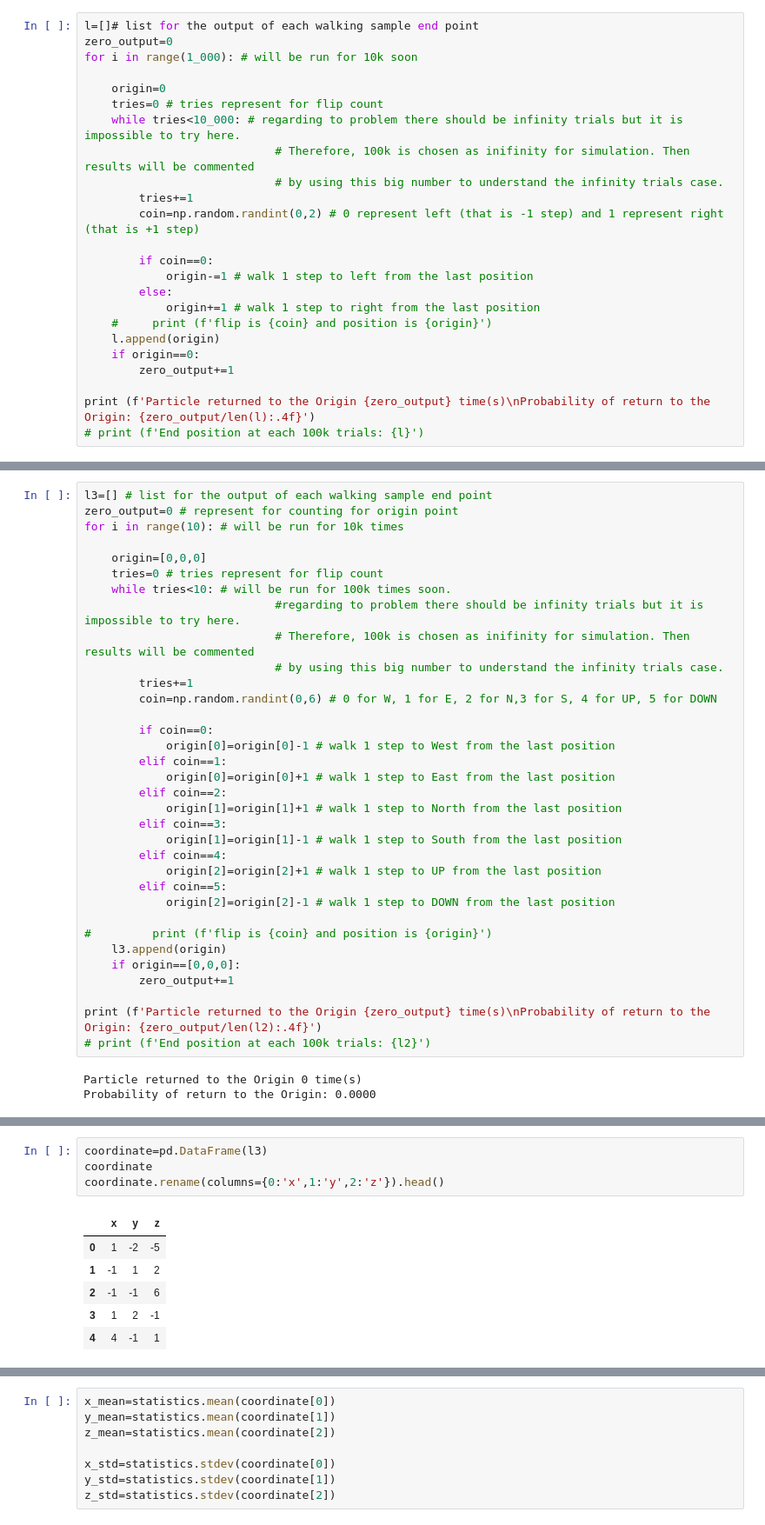
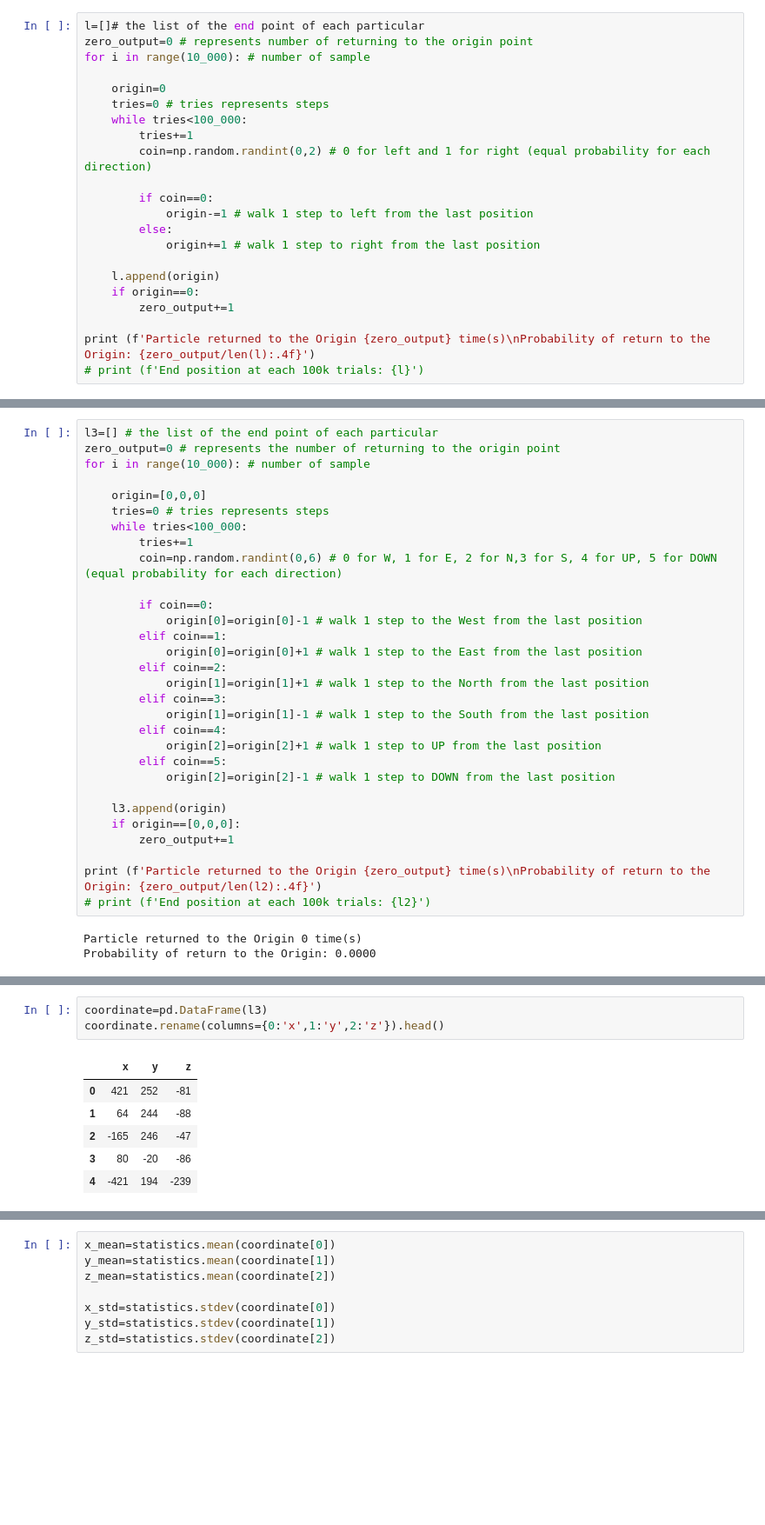
Before and after one commit to cimga/Alumni-Donation-Analysis, a Jupyter notebook: assignment.ipynb, the cells around one changed output, grey strips where cells are left out. Shown at 87% size. Drawn from its saved outputs; the diff is of its cells as text; blank space fills up the shorter version.

```diff
--- a/assignment.ipynb
+++ b/assignment.ipynb
@@ -28,23 +33,21 @@ warnings.filterwarnings('ignore')
 # %% [markdown]
 ## N=1
 # %%
-l=[]# list for the output of each walking sample end point
-zero_output=0
-for i in range(1_000): # will be run for 10k soon
+l=[]# the list of the end point of each particular
+zero_output=0 # represents number of returning to the origin point
+for i in range(10_000): # number of sample
 
     origin=0
-    tries=0 # tries represent for flip count
-    while tries<10_000: # regarding to problem there should be infinity trials but it is impossible to try here.
-                            # Therefore, 100k is chosen as inifinity for simulation. Then results will be commented
-                            # by using this big number to understand the infinity trials case.
+    tries=0 # tries represents steps
+    while tries<100_000:
         tries+=1
-        coin=np.random.randint(0,2) # 0 represent left (that is -1 step) and 1 represent right (that is +1 step)
+        coin=np.random.randint(0,2) # 0 for left and 1 for right (equal probability for each direction)
 
         if coin==0:
             origin-=1 # walk 1 step to left from the last position
         else:
             origin+=1 # walk 1 step to right from the last position
-    #     print (f'flip is {coin} and position is {origin}')
+
     l.append(origin)
     if origin==0:
         zero_output+=1
@@ -172,33 +172,29 @@ array([0.5071447 , 0.48549906])
 # %% [markdown]
 # N=3
 # %%
-l3=[] # list for the output of each walking sample end point
-zero_output=0 # represent for counting for origin point
-for i in range(10): # will be run for 10k times
+l3=[] # the list of the end point of each particular
+zero_output=0 # represents the number of returning to the origin point
+for i in range(10_000): # number of sample
 
     origin=[0,0,0]
-    tries=0 # tries represent for flip count
-    while tries<10: # will be run for 100k times soon.
-                            #regarding to problem there should be infinity trials but it is impossible to try here.
-                            # Therefore, 100k is chosen as inifinity for simulation. Then results will be commented
-                            # by using this big number to understand the infinity trials case.
+    tries=0 # tries represents steps
+    while tries<100_000:
         tries+=1
-        coin=np.random.randint(0,6) # 0 for W, 1 for E, 2 for N,3 for S, 4 for UP, 5 for DOWN
+        coin=np.random.randint(0,6) # 0 for W, 1 for E, 2 for N,3 for S, 4 for UP, 5 for DOWN (equal probability for each direction)
 
         if coin==0:
-            origin[0]=origin[0]-1 # walk 1 step to West from the last position
+            origin[0]=origin[0]-1 # walk 1 step to the West from the last position
         elif coin==1:
-            origin[0]=origin[0]+1 # walk 1 step to East from the last position
+            origin[0]=origin[0]+1 # walk 1 step to the East from the last position
         elif coin==2:
-            origin[1]=origin[1]+1 # walk 1 step to North from the last position
+            origin[1]=origin[1]+1 # walk 1 step to the North from the last position
         elif coin==3:
-            origin[1]=origin[1]-1 # walk 1 step to South from the last position
+            origin[1]=origin[1]-1 # walk 1 step to the South from the last position
         elif coin==4:
             origin[2]=origin[2]+1 # walk 1 step to UP from the last position
         elif coin==5:
             origin[2]=origin[2]-1 # walk 1 step to DOWN from the last position
 
-#         print (f'flip is {coin} and position is {origin}')
     l3.append(origin)
     if origin==[0,0,0]:
         zero_output+=1
@@ -220,11 +211,10 @@ print (f'{t} time(s) returned the origin')
 # %%
 coordinate=pd.DataFrame(l3)
-coordinate
 coordinate.rename(columns={0:'x',1:'y',2:'z'}).head()
 # %% [output]
 |  | x | y | z |
-| 0 | 1 | -2 | -5 |
-| 1 | -1 | 1 | 2 |
-| 2 | -1 | -1 | 6 |
-| 3 | 1 | 2 | -1 |
-| 4 | 4 | -1 | 1 |
+| 0 | 421 | 252 | -81 |
+| 1 | 64 | 244 | -88 |
+| 2 | -165 | 246 | -47 |
+| 3 | 80 | -20 | -86 |
+| 4 | -421 | 194 | -239 |
```
Also changed, not shown: parts of 47 cells of this notebook.
